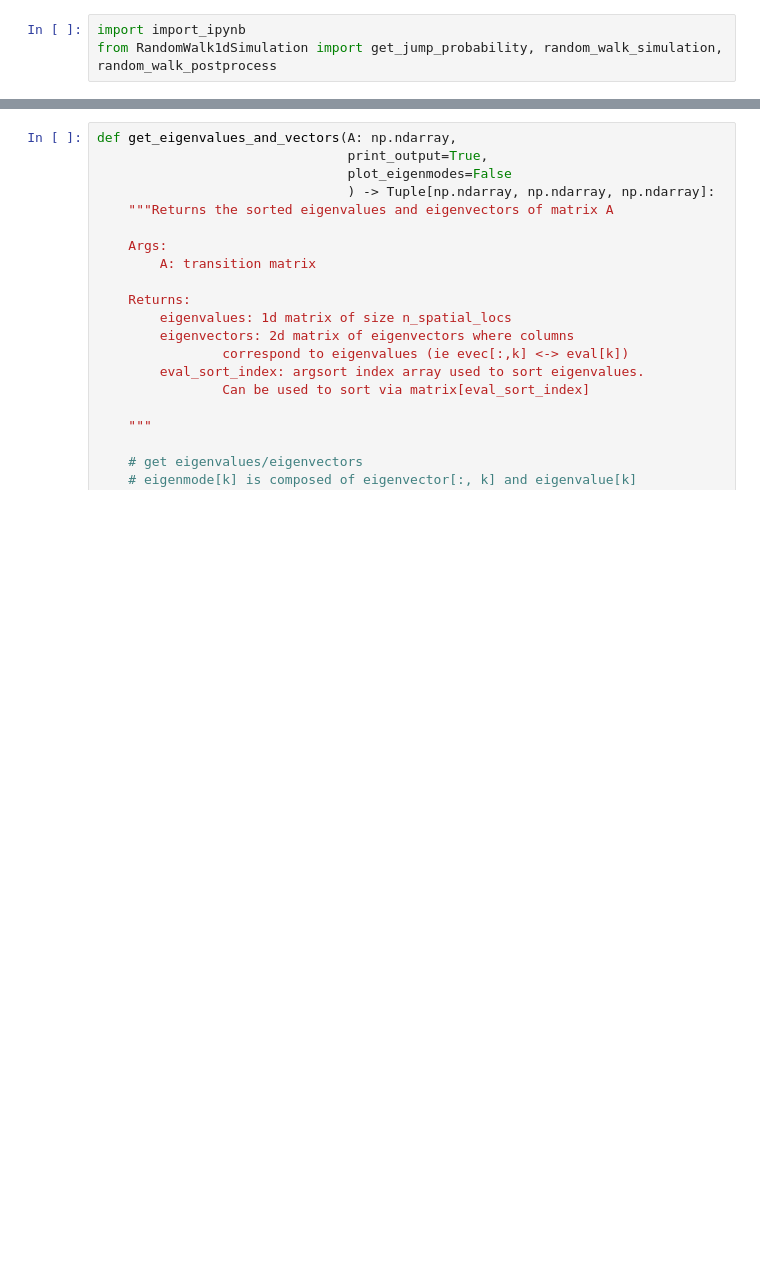
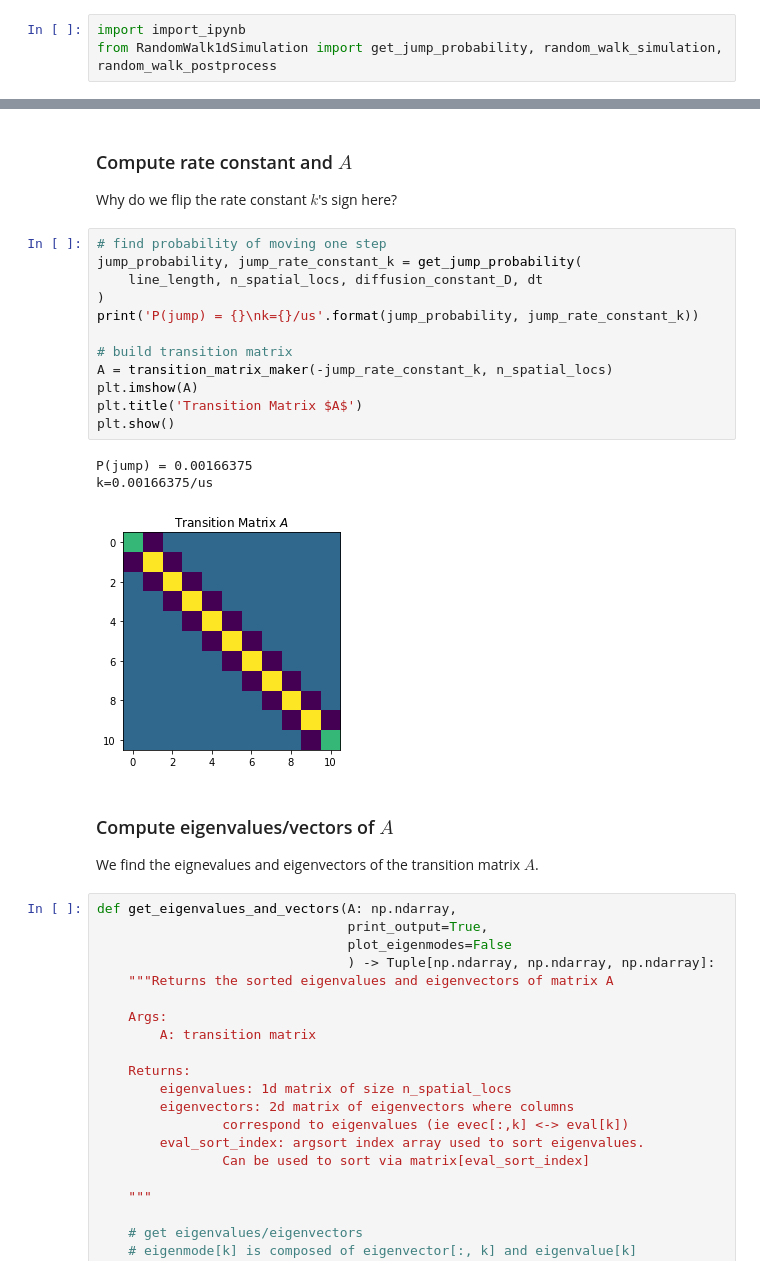
Before and after one commit to margotwagner/diffusion-model, a Jupyter notebook: notebooks/RandomWalk1DEigenmodeDecomp.ipynb, the cells around one changed output, grey strips where cells are left out. Saved outputs shown, nothing was run; the diff lists cells and outputs as text; blank space fills up the shorter version.

Commit message:
added more input args to diffusion functions, added more markdown comments to eigenmode decomp notebook

```diff
--- a/notebooks/RandomWalk1DEigenmodeDecomp.ipynb
+++ b/notebooks/RandomWalk1DEigenmodeDecomp.ipynb
@@ -78,6 +107,28 @@ def transition_matrix_maker(
     A[n_spatial_locs - 1, n_spatial_locs - 1] = -diffusion_rate_constant_k
 
     return A
+# %% [markdown]
+### Compute rate constant and $A$
+Why do we flip the rate constant $k$'s sign here?
+# %%
+# find probability of moving one step
+jump_probability, jump_rate_constant_k = get_jump_probability(
+    line_length, n_spatial_locs, diffusion_constant_D, dt
+)
+print('P(jump) = {}\nk={}/us'.format(jump_probability, jump_rate_constant_k))
+
+# build transition matrix
+A = transition_matrix_maker(-jump_rate_constant_k, n_spatial_locs)
+plt.imshow(A)
+plt.title('Transition Matrix $A$')
+plt.show()
+# %% [output]
+P(jump) = 0.00166375
+k=0.00166375/us
+[figure, added]
+# %% [markdown]
+### Compute eigenvalues/vectors of $A$
+We find the eignevalues and eigenvectors of the transition matrix $A$.
 # %%
 def get_eigenvalues_and_vectors(A: np.ndarray,
                                 print_output=True,
```
Also changed, not shown: parts of 11 cells of this notebook, 2 other files.
